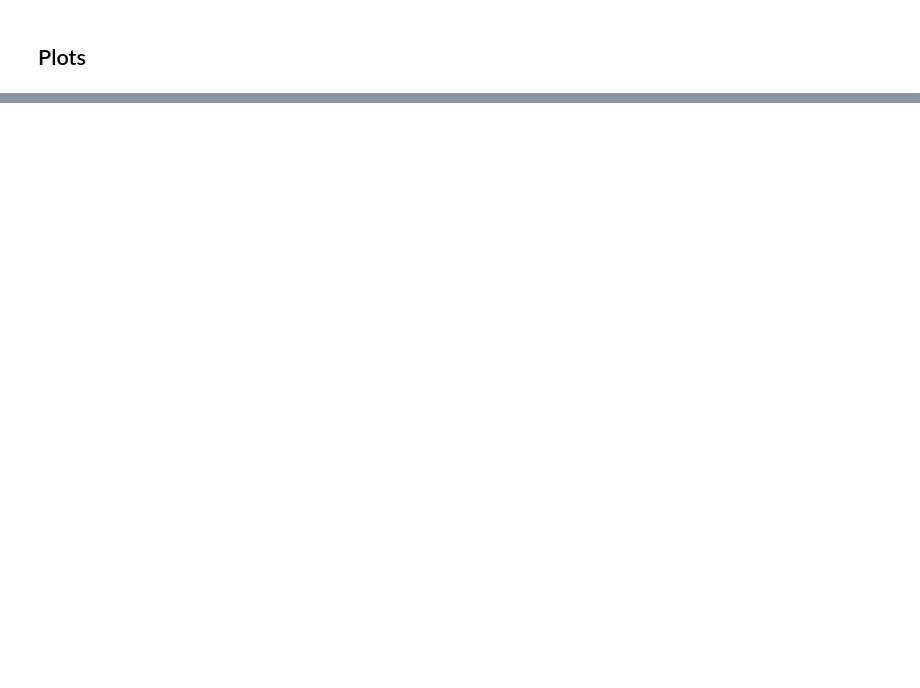
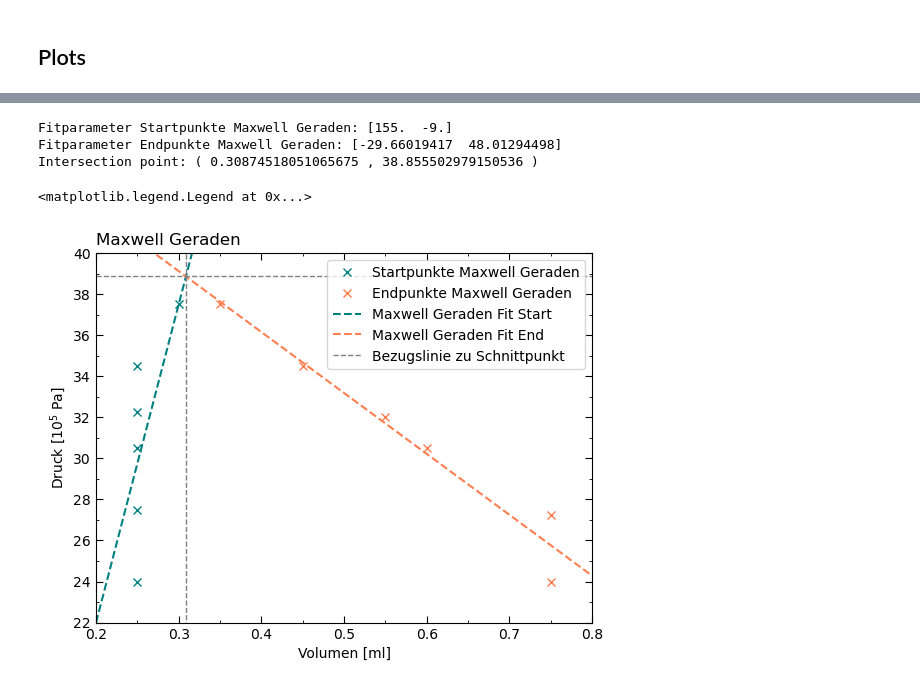
Before and after one commit to Bonsai-Tr33/C-Praktikum, a Jupyter notebook: 31/Evaluation/Evaluate.ipynb, the cells around one changed output, grey strips where cells are left out. Cells and saved outputs as stored; diff of their text form; code cells hidden in the pictures; blank space fills up the shorter version.

```diff
--- a/31/Evaluation/Evaluate.ipynb
+++ b/31/Evaluation/Evaluate.ipynb
@@ -4,6 +4,7 @@ import matplotlib.pyplot as plt
 import pandas as pd
 from pathlib import Path
 from matplotlib.ticker import AutoMinorLocator
+import scipy.optimize as sc
 
 base_path = Path.cwd()
 
@@ -25,6 +26,9 @@ Data42 = np.array([[x,y] for x,y in zip(Data42Tab['Druck [10^5 Pa]'].tolist(), D
 Data45 = np.array([[x,y] for x,y in zip(Data45Tab['Druck [10^5 Pa]'].tolist(), Data45Tab['Volumen [ml]'].tolist())])
 Data48 = np.array([[x,y] for x,y in zip(Data48Tab['Druck [10^5 Pa]'].tolist(), Data48Tab['Volumen [ml]'].tolist())])
 Data50 = np.array([[x,y] for x,y in zip(Data50Tab['Druck [10^5 Pa]'].tolist(), Data50Tab['Volumen [ml]'].tolist())])
+
+MGS = np.array([[24.0, 0.25], [27.5, 0.25], [30.5, 0.250], [32.25, 0.25], [34.5, 0.25], [37.5, 0.30]])
+MGE = np.array([[24.0, 0.75], [27.25, 0.75], [30.5, 0.6], [32, 0.55], [34.5, 0.45], [37.5, 0.35]])
 # %%
 def pVPlot(T, Data, vdw=True, hert=0, ylim=30, xlim=4):
     plt.errorbar(Data[:,1], Data[:,0], fmt='x', label=f'T = {T} °C', xerr=0.025, yerr=0.03, color='black')
@@ -74,0 +81,44 @@ plt.savefig(img_path / 'pV_all.png', bbox_inches='tight')
+# %%
+def lin(x,a,b):
+    return a*x + b
+
+paramsS, covS = sc.curve_fit(lin, MGS[:,1], MGS[:,0])
+errorsS = np.sqrt(np.diag(covS))
+paramsE, covE = sc.curve_fit(lin, MGE[:,1], MGE[:,0])
+errorsE = np.sqrt(np.diag(covE))
+
+
+aS, bS = paramsS
+aE, bE = paramsE
+x_int = (bE - bS) / (aS - aE)
+y_int = aS * x_int + bS
+
+print('Fitparameter Startpunkte Maxwell Geraden:', paramsS)
+print('Fitparameter Endpunkte Maxwell Geraden:', paramsE)
+print("Intersection point: (", x_int, ",", y_int, ")")
+
+
+plt.plot(MGS[:,1], MGS[:,0], linestyle='none', marker='x', label='Startpunkte Maxwell Geraden', color='teal')
+plt.plot(MGE[:,1], MGE[:,0], linestyle='none', marker='x', label='Endpunkte Maxwell Geraden', color='coral')
+plt.plot(np.linspace(0.2,0.8,100), lin(np.linspace(0.2,0.8,100), *paramsS), label='Maxwell Geraden Fit Start', linestyle='--', color='teal')
+plt.plot(np.linspace(0.2,0.8,100), lin(np.linspace(0.2,0.8,100), *paramsE), label='Maxwell Geraden Fit End', linestyle='--', color='coral')
+plt.hlines(y=y_int, color='gray', linestyle='--', xmin=0, xmax=1, linewidth=1, label='Bezugslinie zu Schnittpunkt')
+plt.vlines(x=x_int, color='gray', linestyle='--', ymin=20, ymax=45, linewidth=1)
+plt.xlabel('Volumen [ml]')
+plt.ylabel('Druck [10$^5$ Pa]')
+plt.title('Maxwell Geraden', loc='left')
+plt.gca().yaxis.set_minor_locator(AutoMinorLocator(2))
+plt.gca().xaxis.set_minor_locator(AutoMinorLocator(2))
+plt.xticks(np.arange(0, 1, 0.1))
+plt.yticks(np.arange(20, 42, 2))
+plt.tick_params(axis='both', which='minor', direction='in', right=True, top=True)
+plt.tick_params(axis='both', which='major', direction='in', right=True, top=True, length=5)
+plt.xlim(0.2, 0.8)
+plt.ylim(22, 40)
+plt.legend()
+# %% [output]
+Fitparameter Startpunkte Maxwell Geraden: [155.  -9.]
+Fitparameter Endpunkte Maxwell Geraden: [-29.66019417  48.01294498]
+Intersection point: ( 0.30874518051065675 , 38.855502979150536 )
+<matplotlib.legend.Legend at 0x...>
+[figure, added]
```
Also changed, not shown: parts of 1 cell of this notebook, 2 other files.
